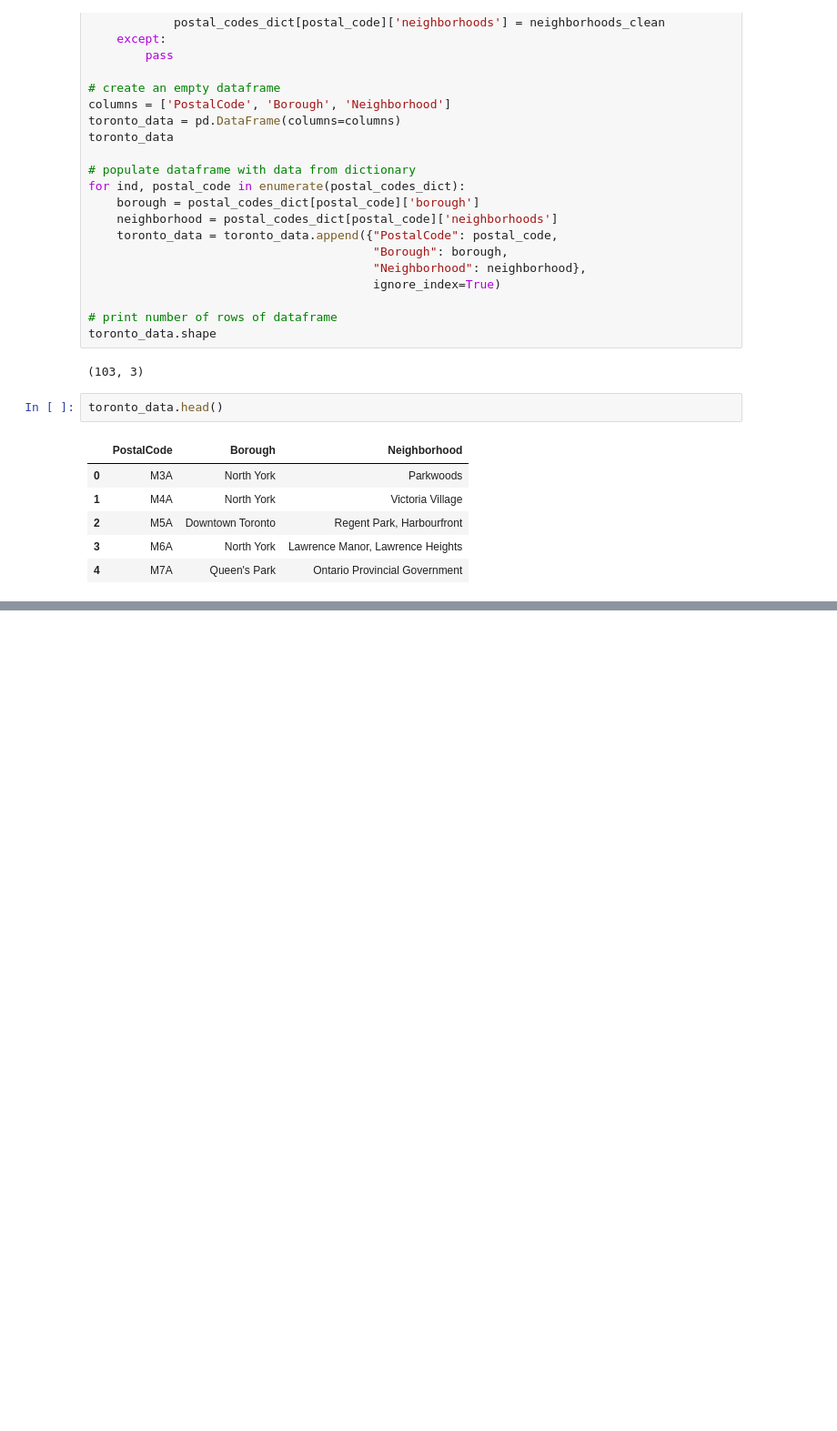
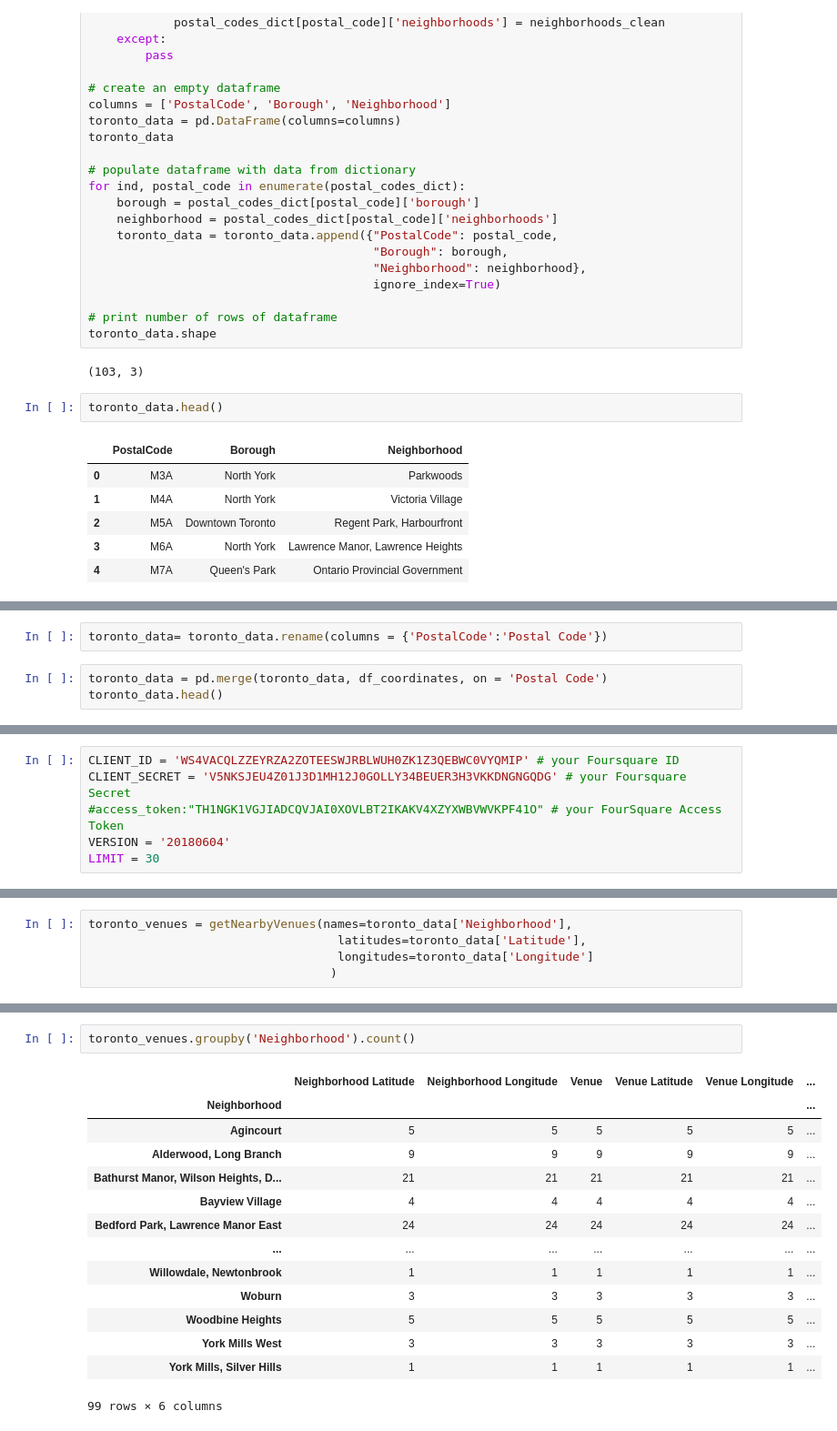
Before and after one commit to youssefchokri/clustering, a Jupyter notebook: toronto hoods.ipynb, the cells around one changed output, grey strips where cells are left out. Shown at 91% size. Saved outputs shown, nothing was run; the diff lists cells and outputs as text; blank space fills up the shorter version.

```diff
--- a/toronto hoods.ipynb
+++ b/toronto hoods.ipynb
@@ -73,0 +104,5 @@ toronto_data.head()
+# %%
+toronto_data= toronto_data.rename(columns = {'PostalCode':'Postal Code'})
+# %%
+toronto_data = pd.merge(toronto_data, df_coordinates, on = 'Postal Code')
+toronto_data.head()
@@ -73,0 +120,6 @@ toronto_data.head()
+# %%
+CLIENT_ID = 'WS4VACQLZZEYRZA2ZOTEESWJRBLWUH0ZK1Z3QEBWC0VYQMIP' # your Foursquare ID
+CLIENT_SECRET = 'V5NKSJEU4Z01J3D1MH12J0GOLLY34BEUER3H3VKKDNGNGQDG' # your Foursquare Secret
+#access_token:"TH1NGK1VGJIADCQVJAI0XOVLBT2IKAKV4XZYXWBVWVKPF41O" # your FourSquare Access Token
+VERSION = '20180604'
+LIMIT = 30
@@ -73,0 +168,5 @@ toronto_data.head()
+# %%
+toronto_venues = getNearbyVenues(names=toronto_data['Neighborhood'],
+                                   latitudes=toronto_data['Latitude'],
+                                   longitudes=toronto_data['Longitude']
+                                  )
@@ -73,0 +191,17 @@ toronto_data.head()
+# %%
+toronto_venues.groupby('Neighborhood').count()
+# %% [output]
+|  | Neighborhood Latitude | Neighborhood Longitude | Venue | Venue Latitude | Venue Longitude | ... |
+| Neighborhood |  |  |  |  |  | ... |
+| Agincourt | 5 | 5 | 5 | 5 | 5 | ... |
+| Alderwood, Long Branch | 9 | 9 | 9 | 9 | 9 | ... |
+| Bathurst Manor, Wilson Heights, D... | 21 | 21 | 21 | 21 | 21 | ... |
+| Bayview Village | 4 | 4 | 4 | 4 | 4 | ... |
+| Bedford Park, Lawrence Manor East | 24 | 24 | 24 | 24 | 24 | ... |
+| ... | ... | ... | ... | ... | ... | ... |
+| Willowdale, Newtonbrook | 1 | 1 | 1 | 1 | 1 | ... |
+| Woburn | 3 | 3 | 3 | 3 | 3 | ... |
+| Woodbine Heights | 5 | 5 | 5 | 5 | 5 | ... |
+| York Mills West | 3 | 3 | 3 | 3 | 3 | ... |
+| York Mills, Silver Hills | 1 | 1 | 1 | 1 | 1 | ... |
+99 rows × 6 columns
```
Also changed, not shown: parts of 14 cells of this notebook.
